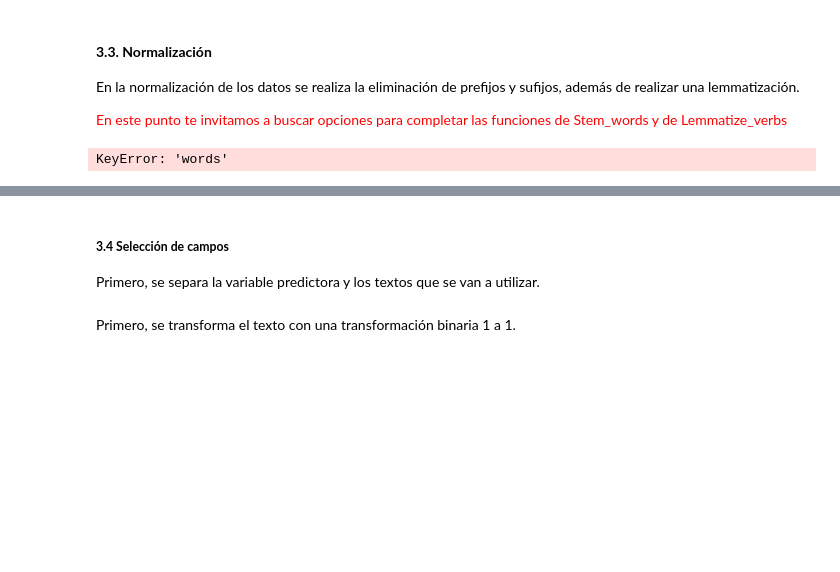
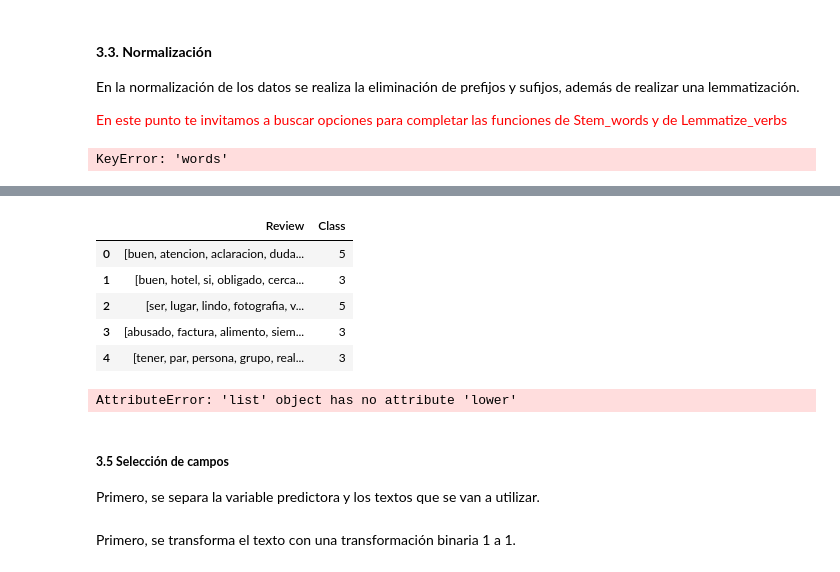
Before and after one commit to c4ts0up/ISIS-3301-P1-G32, a Jupyter notebook: turismo-alpes/notebooks/etapa1_plantilla.ipynb, the cells around one changed output, grey strips where cells are left out. Saved outputs shown, nothing was run; the diff lists cells and outputs as text; code cells hidden in the pictures; blank space fills up the shorter version.

```diff
--- a/turismo-alpes/notebooks/etapa1_plantilla.ipynb
+++ b/turismo-alpes/notebooks/etapa1_plantilla.ipynb
@@ -248,12 +251,15 @@ def remove_stopwords(words):
 def separate_contractions(words):
     return words.apply(contractions.fix)
 
-def preprocessing(words):
+
+# se renombra el preprocessing como cleaning
+# se incluye
+def cleaning(words):
     words = to_lowercase(words)
 #    words = replace_numbers(words)
-#    words = remove_punctuation(words)
-#    words = remove_non_ascii(words)
-#    words = remove_stopwords(words)
+    words = remove_punctuation(words)
+    words = remove_non_ascii(words)
+    words = remove_stopwords(words)
 #    words = separate_contractions(words)
     return words
 # %% [markdown]
@@ -315,7 +324,9 @@ KeyError: 'words'
 # %%
+# stanza pipeline is created in Spanish
 stanza_pipeline = stanza.Pipeline(lang="es", processors="tokenize,mwt,pos,lemma")
 
-def stanza_preprocessing(words, pipe):
+
+def stanza_preprocessing(words):
     """
     Uses the Stanza Pipeline to preprocess text
     Recommended before cleaning as stopword eliminations, lower-casing
@@ -325,6 +336,6 @@ def stanza_preprocessing(words, pipe):
     :param pipe: (stanza.Pipeline) stanza Pipeline used
     :return: (list) lemmas obtained
     """
-    doc = pipe(words)
+    doc = stanza_pipeline(words)
     lemmas = [w.lemma for w in doc.sentences[0].words]
     return lemmas
@@ -331,5 +379,23 @@ def stanza_preprocessing(words, pipe):
+# %%
+data_s
+# %% [output]
+|  | Review | Class |
+| 0 | [buen, atencion, aclaracion, duda... | 5 |
+| 1 | [buen, hotel, si, obligado, cerca... | 3 |
+| 2 | [ser, lugar, lindo, fotografia, v... | 5 |
+| 3 | [abusado, factura, alimento, siem... | 3 |
+| 4 | [tener, par, persona, grupo, real... | 3 |
+# %%
+from sklearn.feature_extraction.text import CountVectorizer
+
+vectorizer = CountVectorizer()
+bow_encoded = vectorizer.fit_transform(data_s['Review'])
+print(vectorizer.get_feature_names())
+print(bow_encoded.toarray())
+# %% [output]
+AttributeError: 'list' object has no attribute 'lower'
 # %% [markdown]
-##### **3.4 Selección de campos**
+##### **3.5 Selección de campos**
 
 Primero, se separa la variable predictora y los textos que se van a utilizar.
 # %%
```
Also changed, not shown: parts of 10 cells of this notebook.
